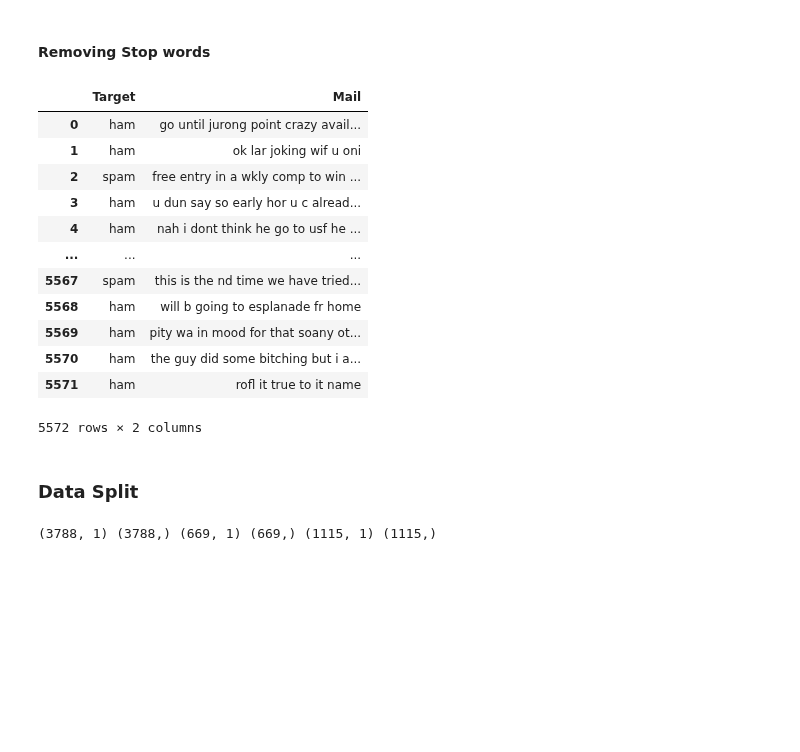
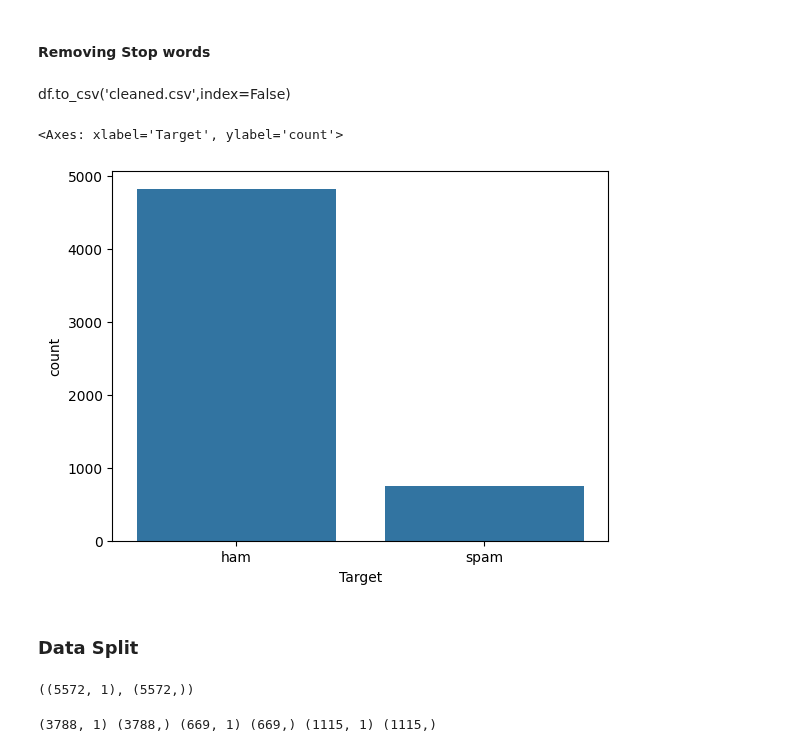
Before and after one commit to JOCRZ/Data-Science-Diploma, a Jupyter notebook: Machine-Learning/NaiveBayes/Project2/book2.ipynb, the cells around one changed output. Cells and saved outputs as stored; diff of their text form; code cells hidden in the pictures; blank space fills up the shorter version.

```diff
--- a/Machine-Learning/NaiveBayes/Project2/book2.ipynb
+++ b/Machine-Learning/NaiveBayes/Project2/book2.ipynb
@@ -88,22 +89,16 @@ def remove_stopwords(text):
             x.append(i)
     return x
 df['Mail'] = df['Mail'].apply(remove_stopwords)
-# %%
-df
-# %% [output]
-|  | Target | Mail |
-| 0 | ham | go until jurong point crazy avail... |
-| 1 | ham | ok lar joking wif u oni |
-| 2 | spam | free entry in a wkly comp to win ... |
-| 3 | ham | u dun say so early hor u c alread... |
-| 4 | ham | nah i dont think he go to usf he ... |
-| ... | ... | ... |
-| 5567 | spam | this is the nd time we have tried... |
-| 5568 | ham | will b going to esplanade fr home |
-| 5569 | ham | pity wa in mood for that soany ot... |
-| 5570 | ham | the guy did some bitching but i a... |
-| 5571 | ham | rofl it true to it name |
-5572 rows × 2 columns
+# %% [markdown]
+df.to_csv('cleaned.csv',index=False)
+# %%
+df2 = pd.read_csv('cleaned.csv')
+df2['Mail'] = df2['Mail'].apply(remove_symbols)
+# %%
+sns.barplot(df2['Target'].value_counts())
+# %% [output]
+<Axes: xlabel='Target', ylabel='count'>
+[figure, added]
 # %% [markdown]
 ### Data Split
 # %%
@@ -111,0 +107,4 @@ y = df['Target']
+# %%
+X.shape,y.shape
+# %% [output]
+((5572, 1), (5572,))
```
Also changed, not shown: parts of 20 cells of this notebook, 1 other file.
